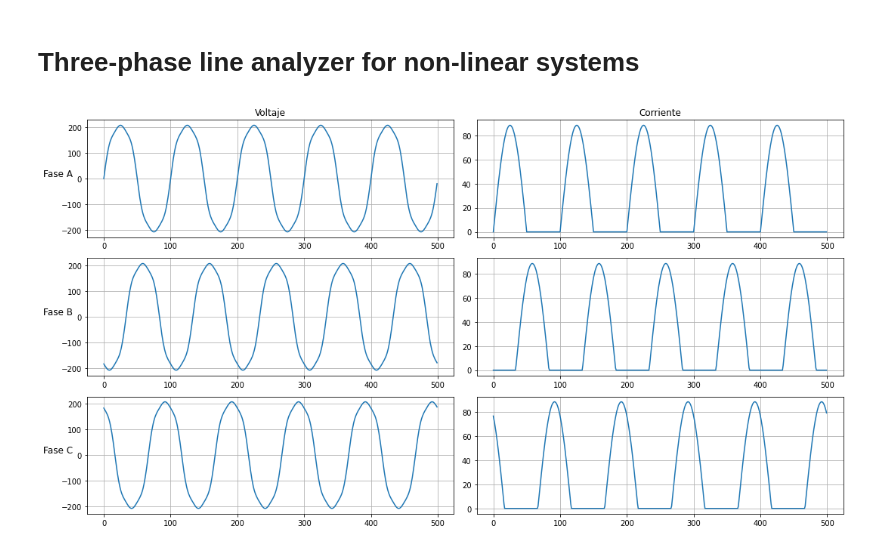
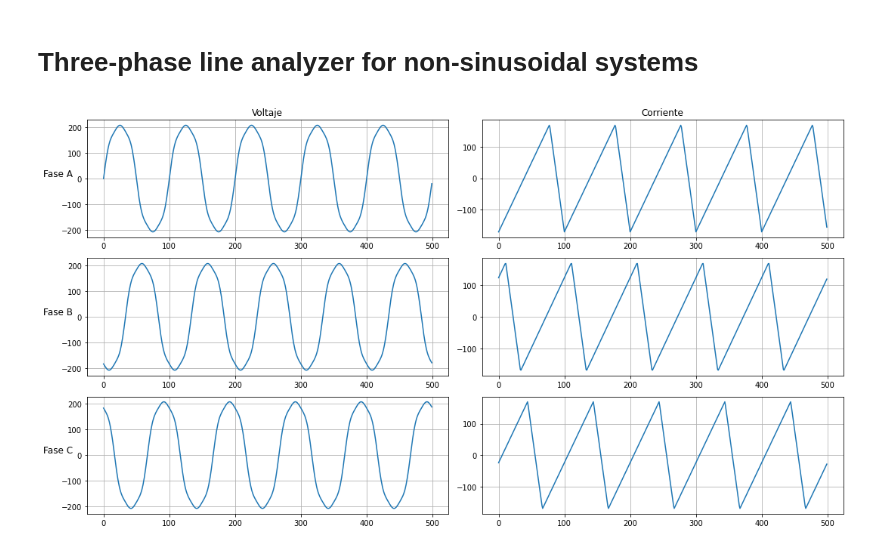
Before and after one commit to DnelZpt/line_analyzer, a Jupyter notebook: final_project.ipynb, the cells around one changed output. Cells and saved outputs as stored; diff of their text form; code cells hidden in the pictures.

```diff
--- a/final_project.ipynb
+++ b/final_project.ipynb
@@ -1,5 +1,5 @@
 # %% [markdown]
-# Three-phase line analyzer for non-linear systems
+# Three-phase line analyzer for non-sinusoidal systems
 # %%
 import numpy as np
 from daqthreephi import DataGen
@@ -66,8 +89,8 @@ def getCoeffs(ft):
 # %%
-system = DataGen(69)
+system = DataGen(60)
 system.plot()
 # %% [output]
-[figure, old version]
+[figure, new version]
 # %%
 voltages, currents = system.get_data()
 
```
Also changed, not shown: parts of 10 cells of this notebook, 1 other file.
